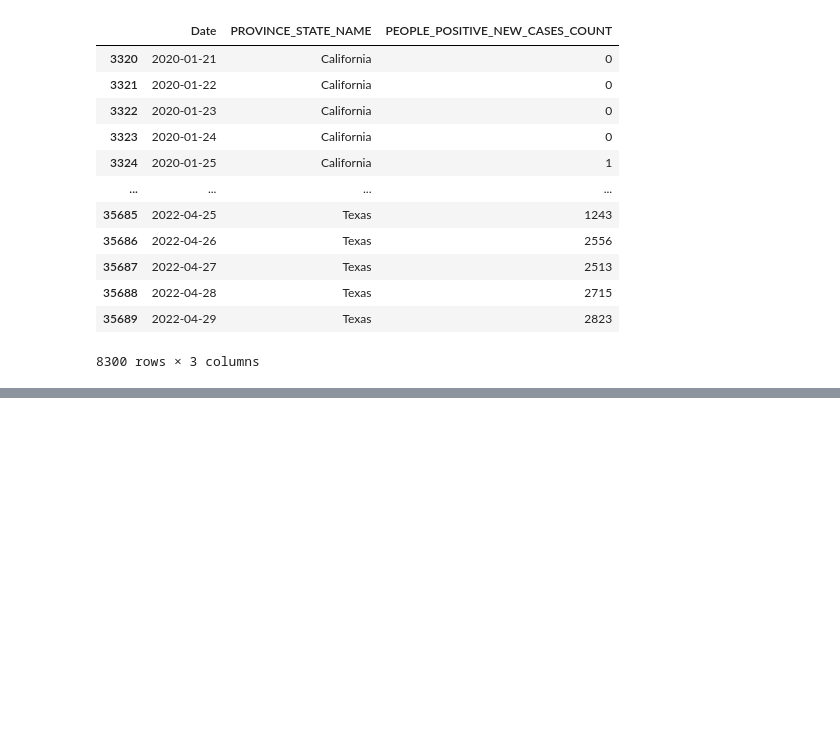
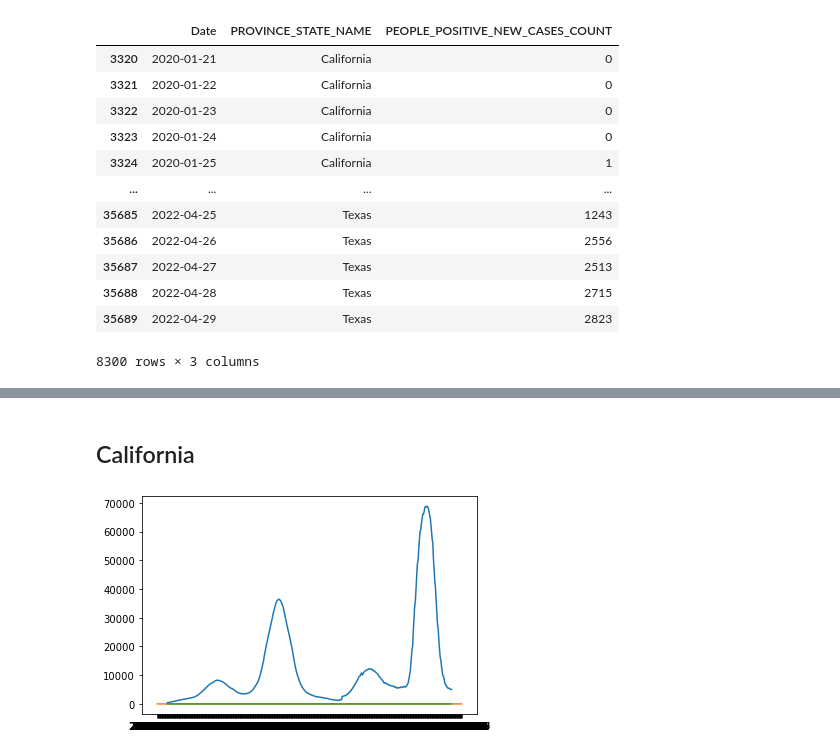
Before and after one commit to danielhe-nu/STAT390-Snowman, a Jupyter notebook: Midterm Daniel/Dataset Seperation 2.ipynb, the cells around one changed output, grey strips where cells are left out. Cells and saved outputs as stored; diff of their text form; code cells hidden in the pictures; blank space fills up the shorter version.

```diff
--- a/Midterm Daniel/Dataset Seperation 2.ipynb
+++ b/Midterm Daniel/Dataset Seperation 2.ipynb
@@ -88,0 +285,2 @@ univariate_df.to_csv('univariate_df.csv', index=False)
+# %% [markdown]
+## California
@@ -88,0 +296,12 @@ univariate_df.to_csv('univariate_df.csv', index=False)
+# %%
+from statsmodels.tsa.seasonal import seasonal_decompose
+cali_uni_vis_df = univariate_df.loc[covid_df['PROVINCE_STATE_NAME'].isin(['California'])]
+cali_uni_vis_df = cali_uni_vis_df[['Date','PEOPLE_POSITIVE_NEW_CASES_COUNT']].groupby('Date').sum()
+cali_uni_vis_df = cali_uni_vis_df[cali_uni_vis_df['PEOPLE_POSITIVE_NEW_CASES_COUNT']>0]
+cali_decomp = seasonal_decompose(cali_uni_vis_df, model='multiplicative', period=52)
+plt.plot(cali_decomp.trend)
+plt.plot(cali_decomp.seasonal)
+plt.plot(cali_decomp.resid)
+plt.show()
+# %% [output]
+[figure, added]
```
Also changed, not shown: parts of 58 cells of this notebook.
